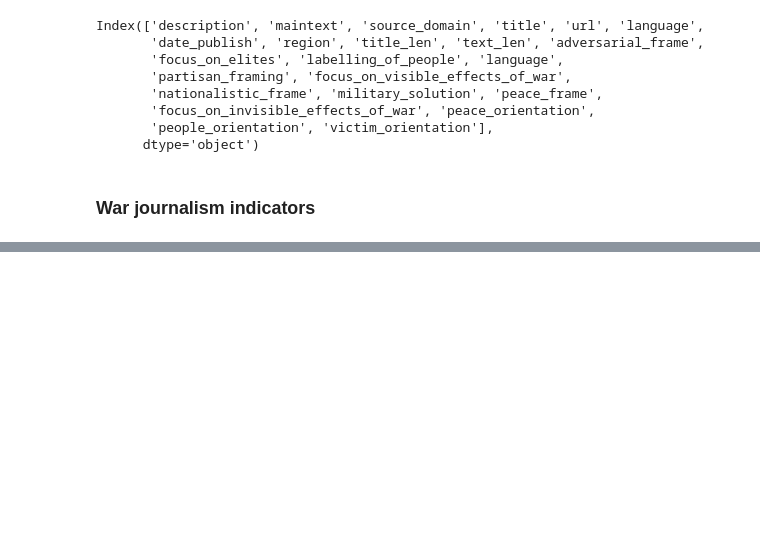
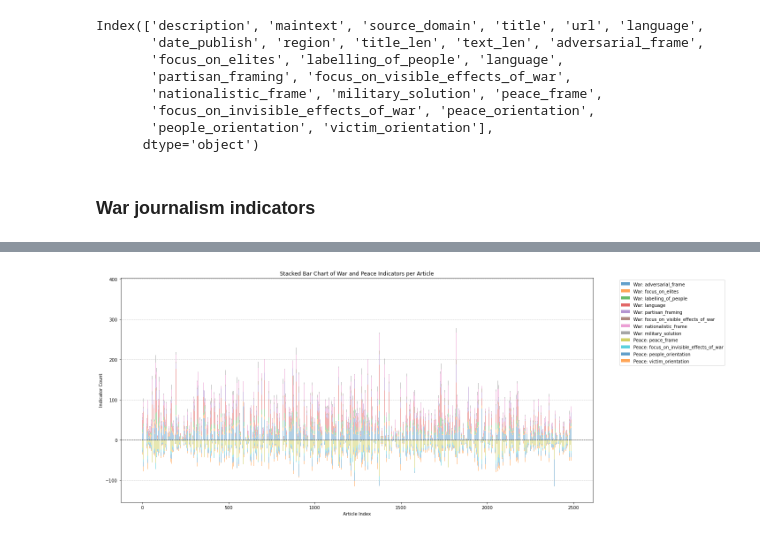
Before and after one commit to avneetreen/humanity-check, a Jupyter notebook: notebooks/Output Analysis.ipynb, the cells around one changed output, grey strips where cells are left out. Saved outputs shown, nothing was run; the diff lists cells and outputs as text; code cells hidden in the pictures; blank space fills up the shorter version.

```diff
--- a/notebooks/Output Analysis.ipynb
+++ b/notebooks/Output Analysis.ipynb
@@ -270,0 +255,38 @@ IndexError: list index out of range
+# %%
+# Extract the keys for war and peace indicators
+war_keys = list(war_indicator_list[0].keys())
+peace_keys = list(peace_indicator_list[0].keys())
+
+# Prepare data for plotting
+indices = np.arange(len(war_indicator_list))  # Indices for the articles
+
+# Initialize the figure
+plt.figure(figsize=(20, 8))
+
+# Plot war indicators as stacked bars
+bottom_war = np.zeros(len(war_indicator_list))
+for key in war_keys:
+    values = [item[key] for item in war_indicator_list]
+    plt.bar(indices, values, width, bottom=bottom_war, label=f'War: {key}', alpha=0.7)
+    bottom_war += values
+
+# Plot peace indicators as stacked bars (negative values for bottom stacking)
+bottom_peace = np.zeros(len(peace_indicator_list))
+for key in peace_keys:
+    values = [-item[key] for item in peace_indicator_list]
+    plt.bar(indices, values, width, bottom=bottom_peace, label=f'Peace: {key}', alpha=0.7)
+    bottom_peace += values
+
+
+# Add labels and title
+plt.xlabel('Article Index')
+plt.ylabel('Indicator Count')
+plt.title('Stacked Bar Chart of War and Peace Indicators per Article')
+plt.axhline(0, color='black', linewidth=0.8, linestyle='--')  # Add a horizontal line at y=0
+plt.legend(bbox_to_anchor=(1.05, 1), loc='upper left')
+plt.grid(axis='y', linestyle='--', alpha=0.7)
+# Show the plot
+plt.tight_layout()
+plt.show()
+# %% [output]
+[figure, added]
```
Also changed, not shown: parts of 12 cells of this notebook.
